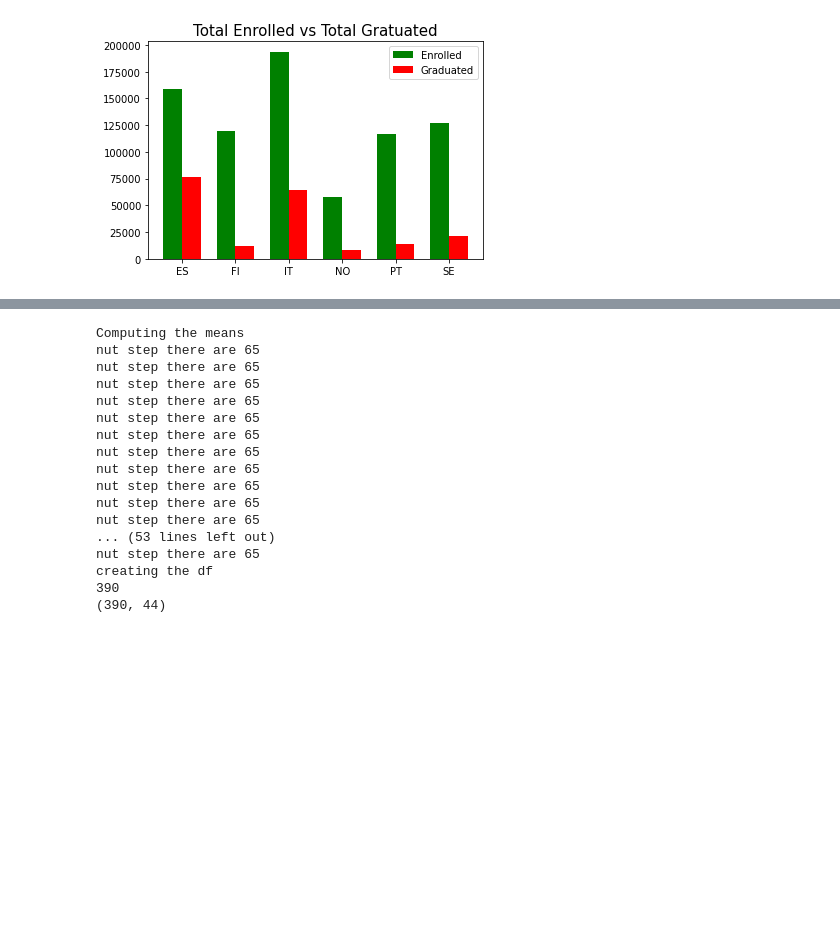
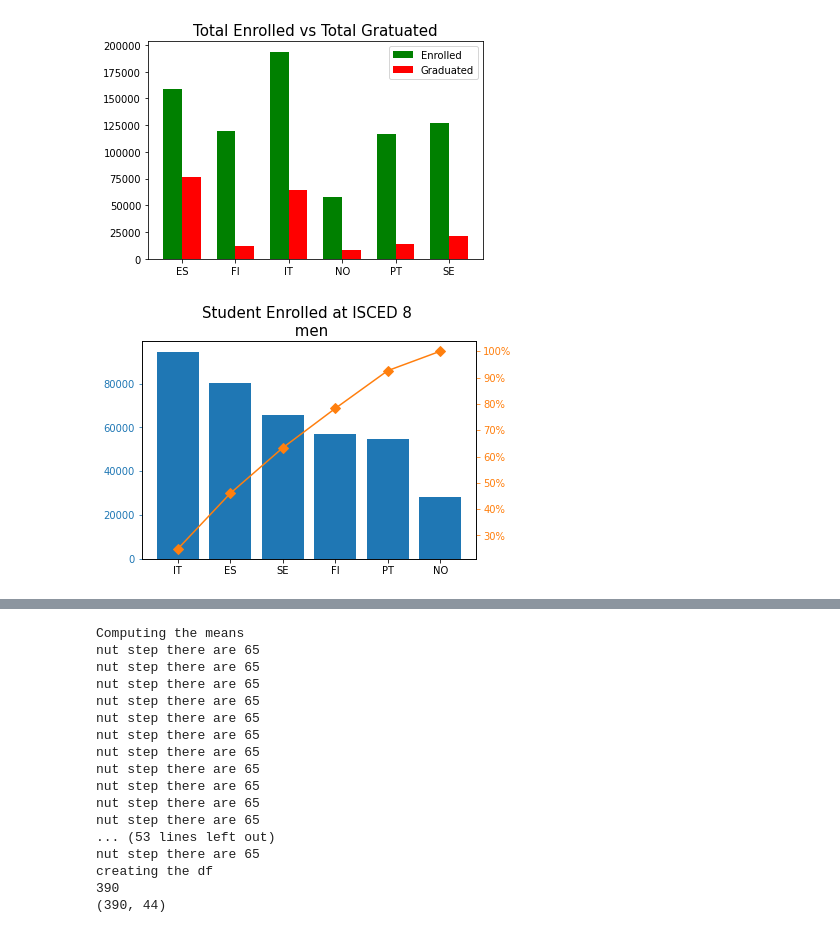
Before and after one commit to robertapassarelli/QME_projectwork, a Jupyter notebook: project_qme.ipynb, the cells around one changed output, grey strips where cells are left out. Saved outputs shown, nothing was run; the diff lists cells and outputs as text; code cells hidden in the pictures; blank space fills up the shorter version.

```diff
--- a/project_qme.ipynb
+++ b/project_qme.ipynb
@@ -598,3 +594,24 @@ ax.legend()
 # %% [output]
 <matplotlib.legend.Legend at 0x...>
 [figure]
+# %%
+# Pareto chart
+from matplotlib.ticker import PercentFormatter
+
+df = pd.DataFrame({'Enrolled-men': list(tot_stud_enrolled_men)})
+df.index = labels
+df = df.sort_values(by='Enrolled-men',ascending=False)
+df["cumpercentage"] = df["Enrolled-men"].cumsum()/df["Enrolled-men"].sum()*100
+
+
+fig, ax = plt.subplots()
+ax.bar(df.index, df["Enrolled-men"], color="C0")
+ax2 = ax.twinx()
+ax2.plot(df.index, df["cumpercentage"], color="C1", marker="D", ms=7)
+ax2.yaxis.set_major_formatter(PercentFormatter())
+ax.set_title('Student Enrolled at ISCED 8 \n men', fontsize=15)
+ax.tick_params(axis="y", colors="C0")
+ax2.tick_params(axis="y", colors="C1")
+plt.show()
+# %% [output]
+[figure, added]
```
Also changed, not shown: parts of 4 cells of this notebook.
